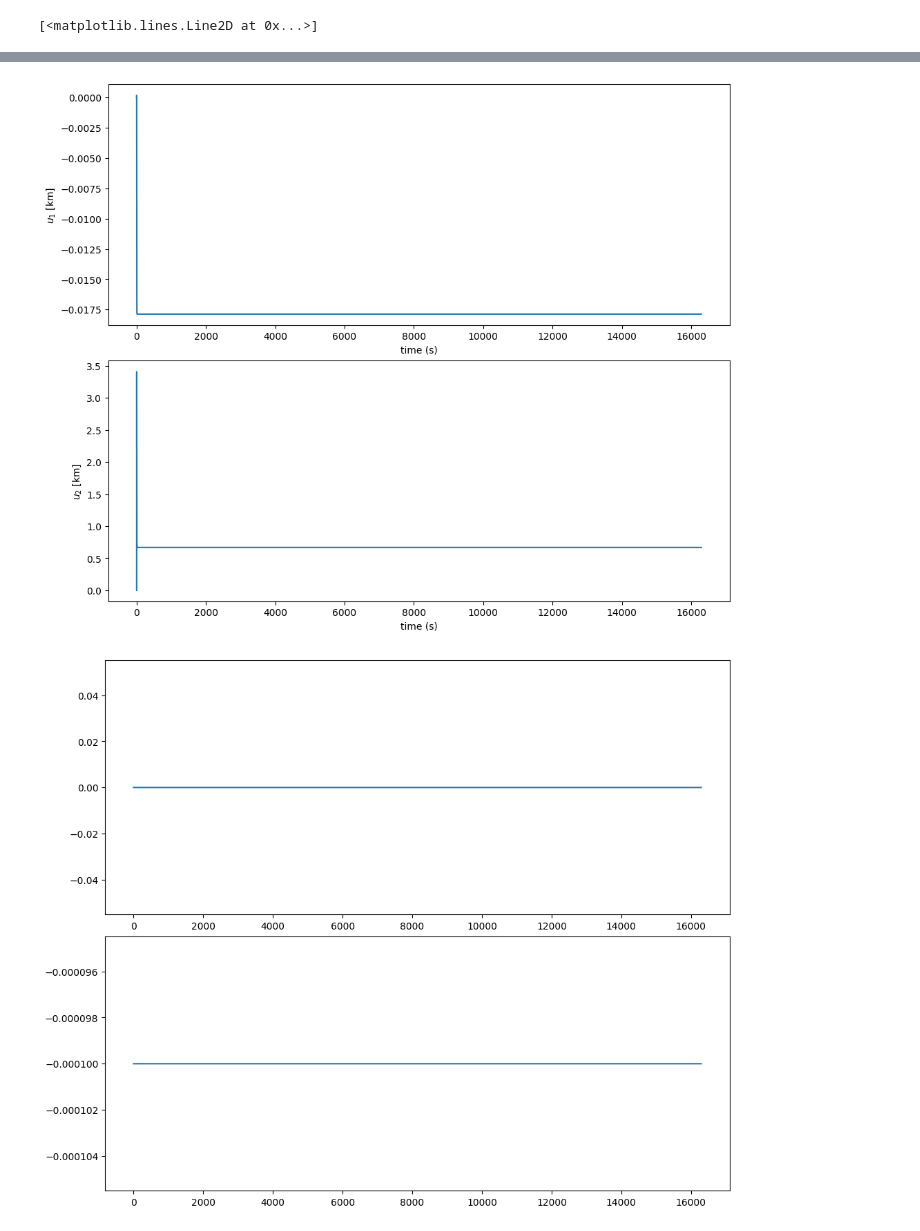
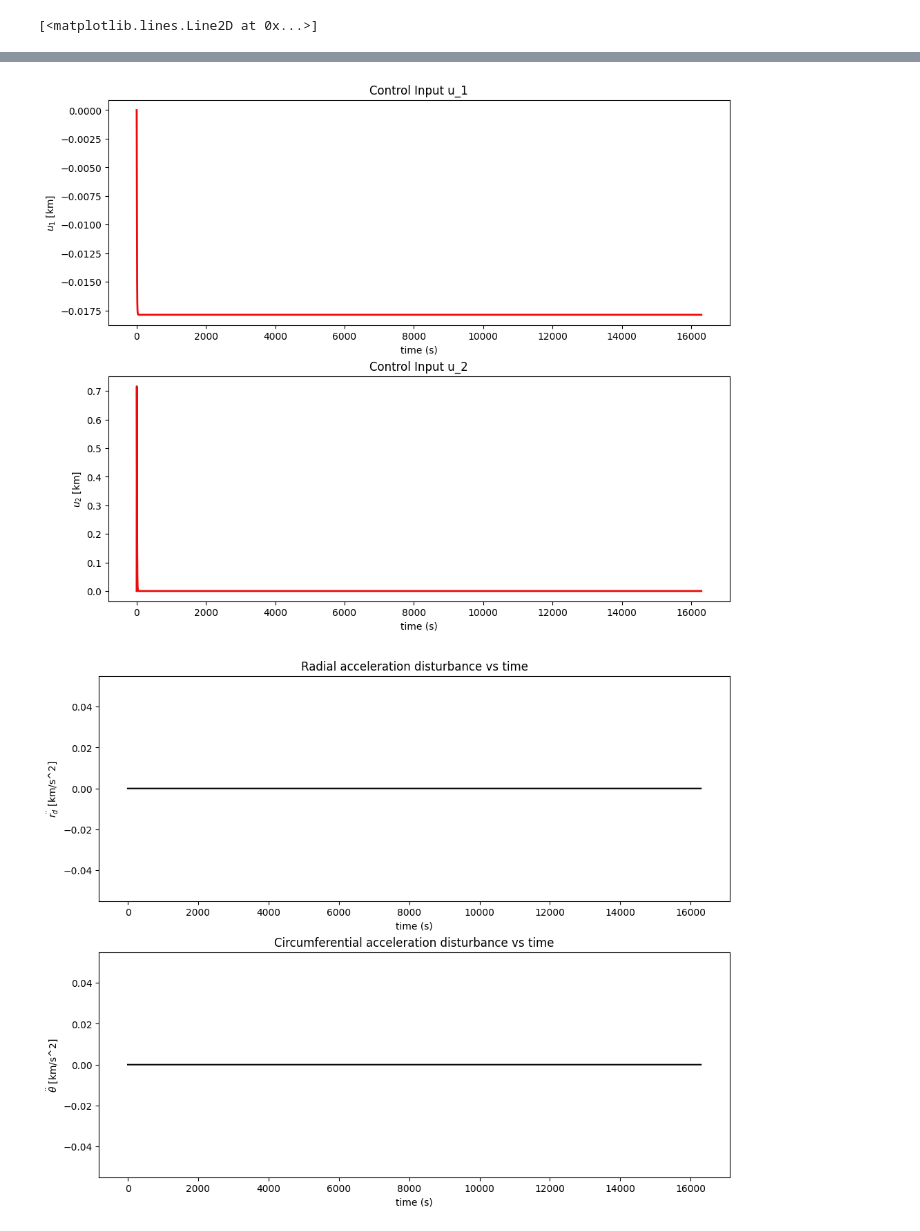
Before and after one commit to Graham-Dobbie/ASEN_5014_Project, a Jupyter notebook: lin_control.ipynb, the cells around one changed output, grey strips where cells are left out. Saved outputs shown, nothing was run; the diff lists cells and outputs as text; code cells hidden in the pictures.

```diff
--- a/lin_control.ipynb
+++ b/lin_control.ipynb
@@ -42,6 +42,7 @@ omega_des = np.sqrt(mu/(r0**3))
 
 
 # Define reference input
+
 ref = np.vstack((np.zeros(len(tvec)), omega_des * tvec))
 #ref = np.zeros(len(tvec))
 
@@ -49,7 +50,7 @@ ref = np.vstack((np.zeros(len(tvec)), omega_des * tvec))
 d = np.zeros([2,len(tvec)])
 
 # For now, random constant disturbance
-d[1,:] = -0.0001
+#d[1,:] = -0.0001
 
 
 G = np.array([[0,0],[1,0],[0,0],[0,1]])
@@ -73,7 +74,7 @@ n_states = AaugOL.shape[0]
 if n_states == r:
     print("System is reachable \n")
 
-des_poles = np.array([-0.5,-1.1,-1.2,-1.3,-1.4,-1.5])
+des_poles = np.array([-1,-0.1,-0.2,-0.3,-0.4,-0.5])
 
 res = place_poles(AaugOL,BaugOL,des_poles)
 Ka = res.gain_matrix
@@ -106,17 +107,27 @@ ax[1].set_title('Deviation From Desired Orbital Angle Under Constant Disturbance
 ax[1].legend()
 
 fig, ax = plt.subplots(2,1, figsize=(10, 8), constrained_layout=True)
-ax[0].plot(thist,U[0,:])
+ax[0].plot(thist,U[0,:],color="#ec0a0a",linewidth=2)
 ax[0].set_xlabel("time (s)")
 ax[0].set_ylabel(r'$u_1$ [km]')
+ax[0].set_title(r'Control Input u_1')
 
-ax[1].plot(thist,U[1,:])
+
+ax[1].plot(thist,U[1,:],color="#ec0a0a",linewidth=2)
 ax[1].set_xlabel("time (s)")
 ax[1].set_ylabel(r'$u_2$ [km]')
+ax[1].set_title(r'Control Input u_2')
 
 fig, ax = plt.subplots(2,1, figsize=(10, 8), constrained_layout=True)
-ax[0].plot(thist,d[0,:])
-ax[1].plot(thist,d[1,:])
+ax[0].plot(thist,d[0,:],color="#000000")
+ax[0].set_xlabel("time (s)")
+ax[0].set_ylabel(r'$\ddot{r_d}$ [km/s^2]')
+ax[0].set_title('Radial acceleration disturbance vs time')
+
+ax[1].plot(thist,d[1,:],color="#000000")
+ax[1].set_xlabel("time (s)")
+ax[1].set_ylabel(r'$\ddot{\theta}$ [km/s^2]')
+ax[1].set_title('Circumferential acceleration disturbance vs time')
 
 fig, ax = plt.subplots(4,1, figsize=(10, 8), constrained_layout=True)
 ax[0].plot(thist,xhist[:,0])
@@ -130,2 +141,2 @@ System is reachable
-[figure, old version]
+[figure, new version]
-[figure, old version]
+[figure, new version]
```
Also changed, not shown: parts of 2 cells of this notebook.
